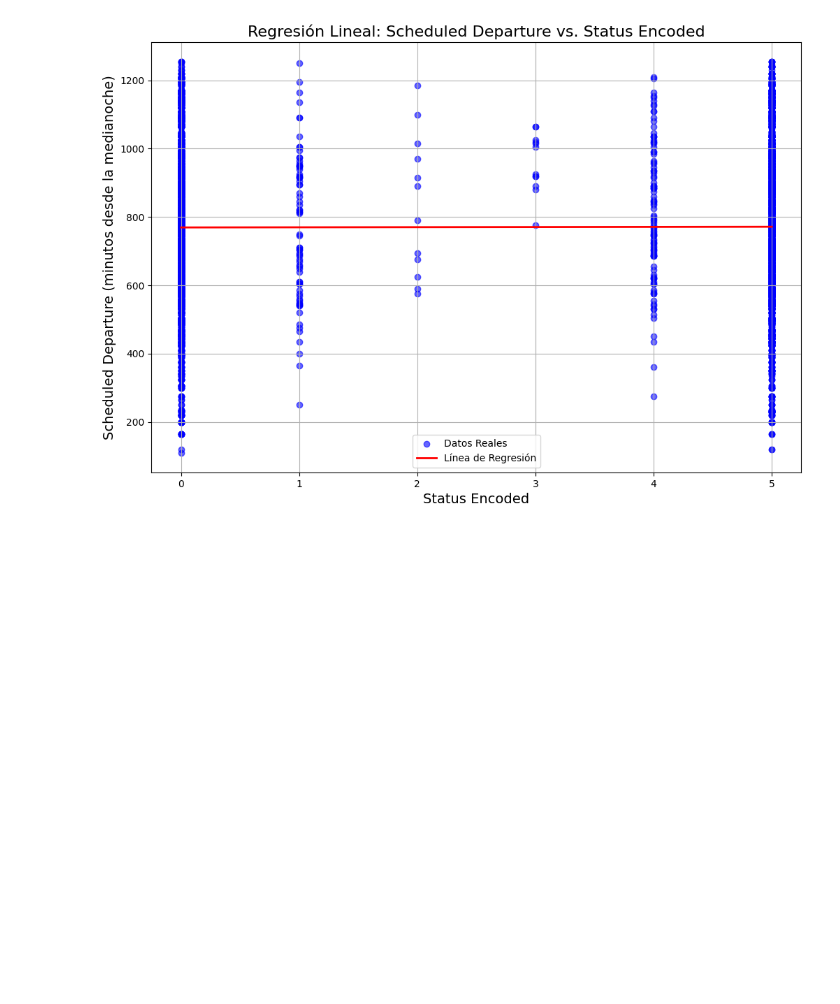
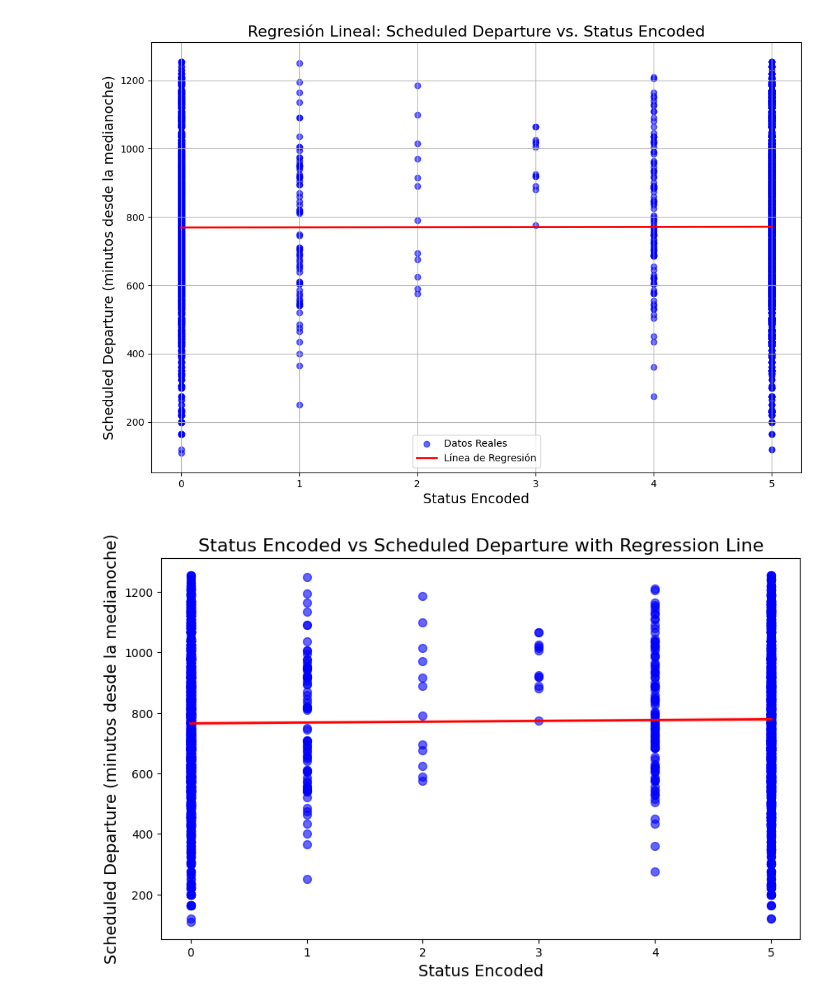
Before and after one commit to CarlosJDO30/Analisis-de-Ocupacion-de-Vuelos, a Jupyter notebook: ML/ML_flights.ipynb, the cells around one changed output. Drawn from its saved outputs; the diff is of its cells as text; code cells hidden in the pictures; blank space fills up the shorter version.

```diff
--- a/ML/ML_flights.ipynb
+++ b/ML/ML_flights.ipynb
@@ -126,3 +126,29 @@ plt.grid(True)
 plt.show()
 # %% [output]
 [figure]
+# %%
+import matplotlib.pyplot as plt
+import seaborn as sns
+import pandas as pd
+
+# Crear un DataFrame con los datos de prueba
+data_filt = pd.DataFrame({
+    'status_encoded': X_test['status_encoded'].values,
+    'scheduled_departure': y_test.values
+})
+
+# Crear el gráfico de dispersión con una línea de regresión
+fig, ax = plt.subplots(figsize=(10, 6))
+sns.regplot(x='status_encoded', y='scheduled_departure', data=data_filt,
+            scatter_kws={'color': 'blue', 's': 50, 'alpha': 0.6},
+            line_kws={'color': 'red', 'linewidth': 2})
+
+# Configurar título y etiquetas
+plt.title('Status Encoded vs Scheduled Departure with Regression Line', fontsize=16)
+plt.xlabel('Status Encoded', fontsize=14)
+plt.ylabel('Scheduled Departure (minutos desde la medianoche)', fontsize=14)
+
+# Mostrar gráfico
+plt.show()
+# %% [output]
+[figure, added]
```
Also changed, not shown: parts of 3 cells of this notebook.
